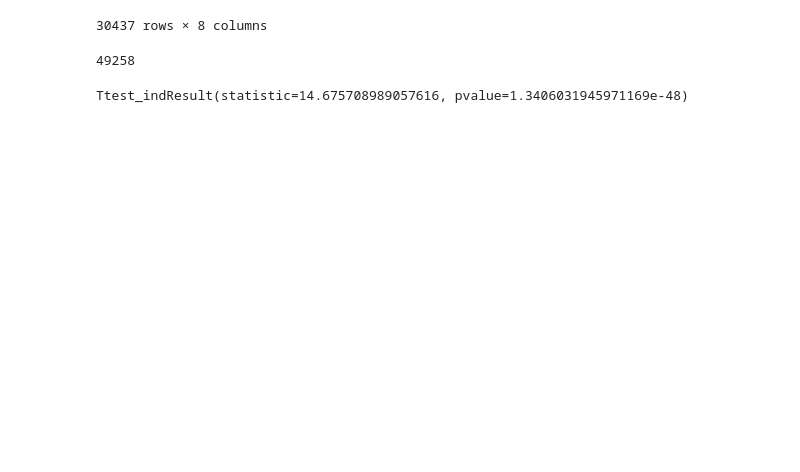
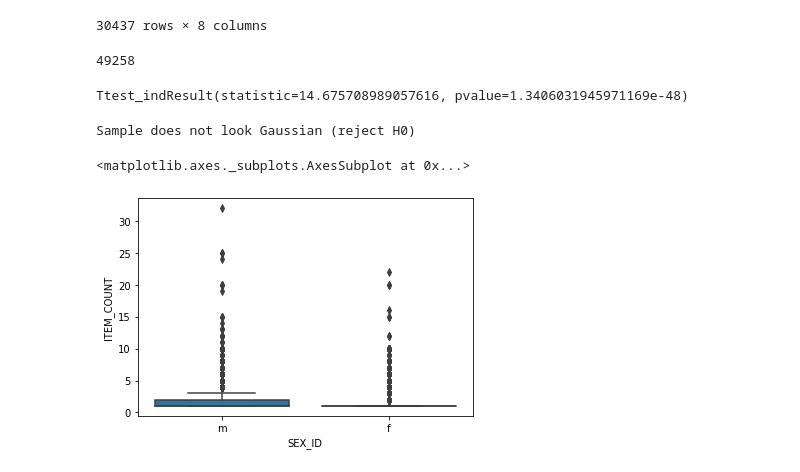
Before and after one commit to MarilynSasha/Marilyn-Capstone3, a Jupyter notebook: coupons.ipynb, the cells around one changed output. Drawn from its saved outputs; the diff is of its cells as text; code cells hidden in the pictures; blank space fills up the shorter version.

Commit message:
ran ttest on all age groups and plotted the results

```diff
--- a/coupons.ipynb
+++ b/coupons.ipynb
@@ -814,7 +854,24 @@ n = len(ageto44)
 n
 # %% [output]
 49258
-# %%
-stats.ttest_ind(malesto44['ITEM_COUNT'], femalesto44['ITEM_COUNT'], equal_var=False)
-# %% [output]
-Ttest_indResult(statistic=14.675708989057616, pvalue=1.3406031945971169e-48)
+# %%
+# there is no difference in the average Item Count in the age group of 35-44 between males and females
+
+stats.ttest_ind(malesto44['ITEM_COUNT'], femalesto44['ITEM_COUNT'], equal_var=False)
+# %% [output]
+Ttest_indResult(statistic=14.675708989057616, pvalue=1.3406031945971169e-48)
+# %%
+pvalue=1.3406031945971169e-48
+# interpret
+alpha = 0.05
+if pvalue > alpha:
+	print('Sample looks Gaussian (fail to reject H0)')
+else:
+	print('Sample does not look Gaussian (reject H0)')
+# %% [output]
+Sample does not look Gaussian (reject H0)
+# %%
+sns.boxplot(x='SEX_ID', y='ITEM_COUNT', data=ageto44)
+# %% [output]
+<matplotlib.axes._subplots.AxesSubplot at 0x...>
+[figure, added]
```
Also changed, not shown: parts of 34 cells of this notebook.
